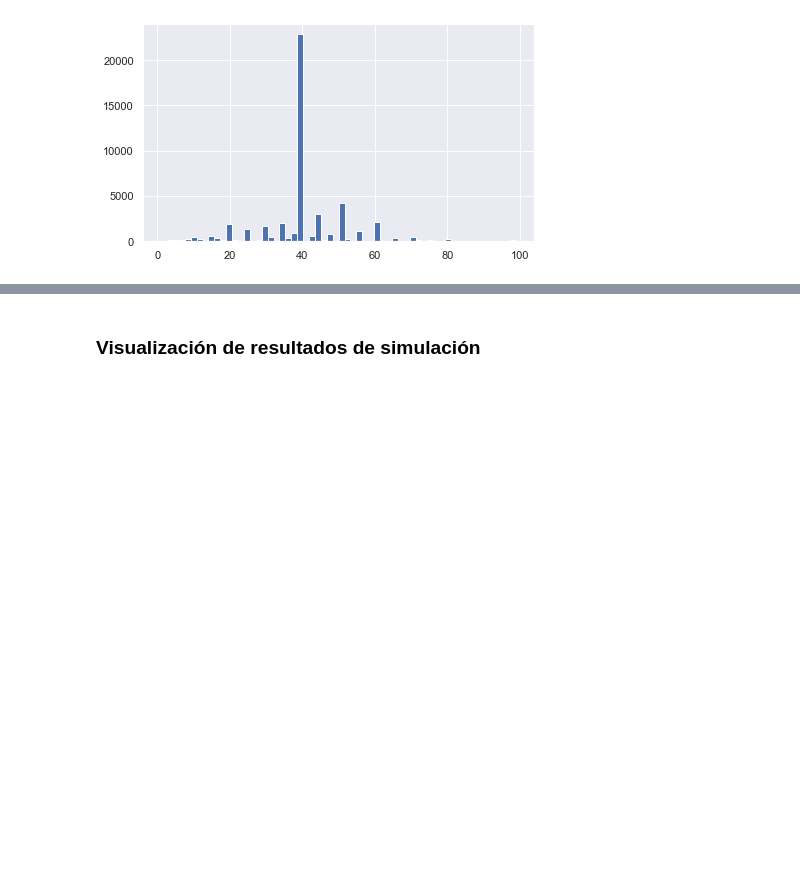
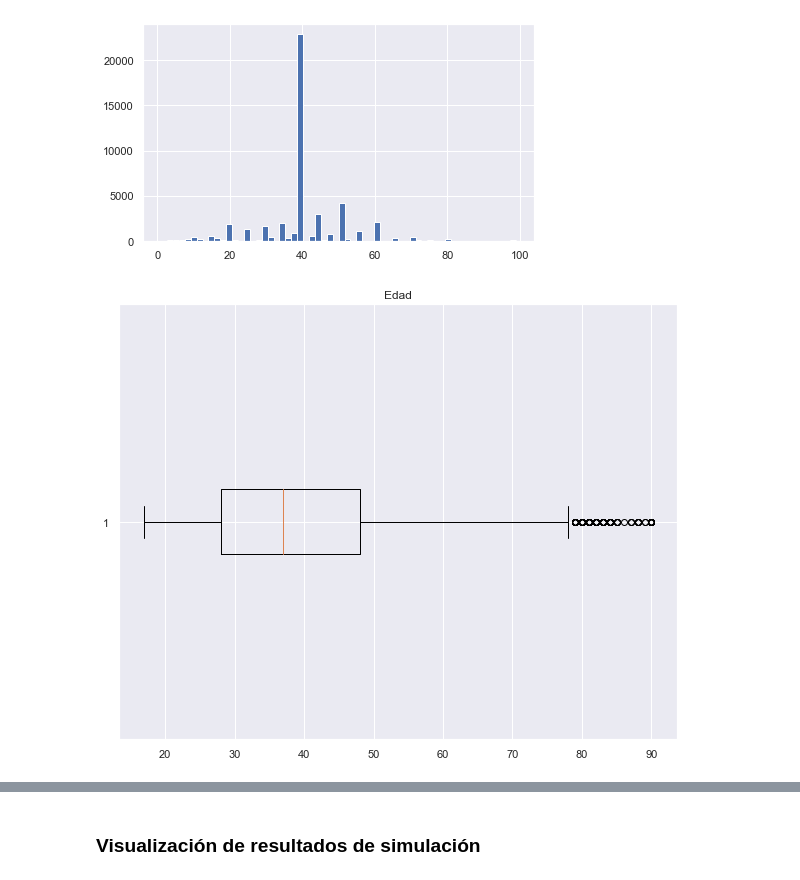
Before and after one commit to Tania-Bell/Proyecto_Modulo1, a Jupyter notebook: Proyecto_BellT_FloresA adult census.ipynb, the cells around one changed output, grey strips where cells are left out. Saved outputs shown, nothing was run; the diff lists cells and outputs as text; code cells hidden in the pictures; blank space fills up the shorter version.

```diff
--- a/Proyecto_BellT_FloresA adult census.ipynb
+++ b/Proyecto_BellT_FloresA adult census.ipynb
@@ -123,3 +111,10 @@ plt.figure(figsize=(7,4))
 plt.hist(data['hours-per-week'], bins = 60);
 # %% [output]
 [figure]
+# %%
+edad = np.array(data['age'])
+plt.boxplot(edad,vert=False)
+plt.title('Edad')
+plt.show()
+# %% [output]
+[figure, added]
```
Also changed, not shown: parts of 9 cells of this notebook, 1 other file.
